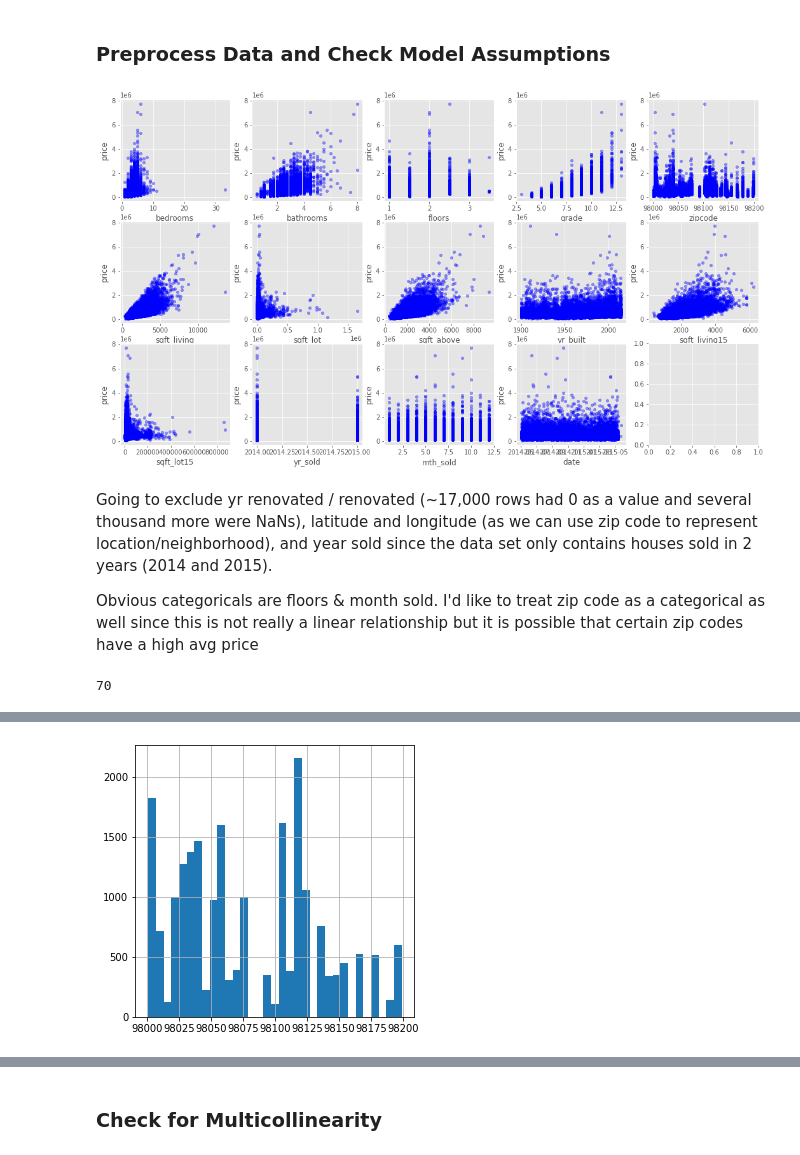
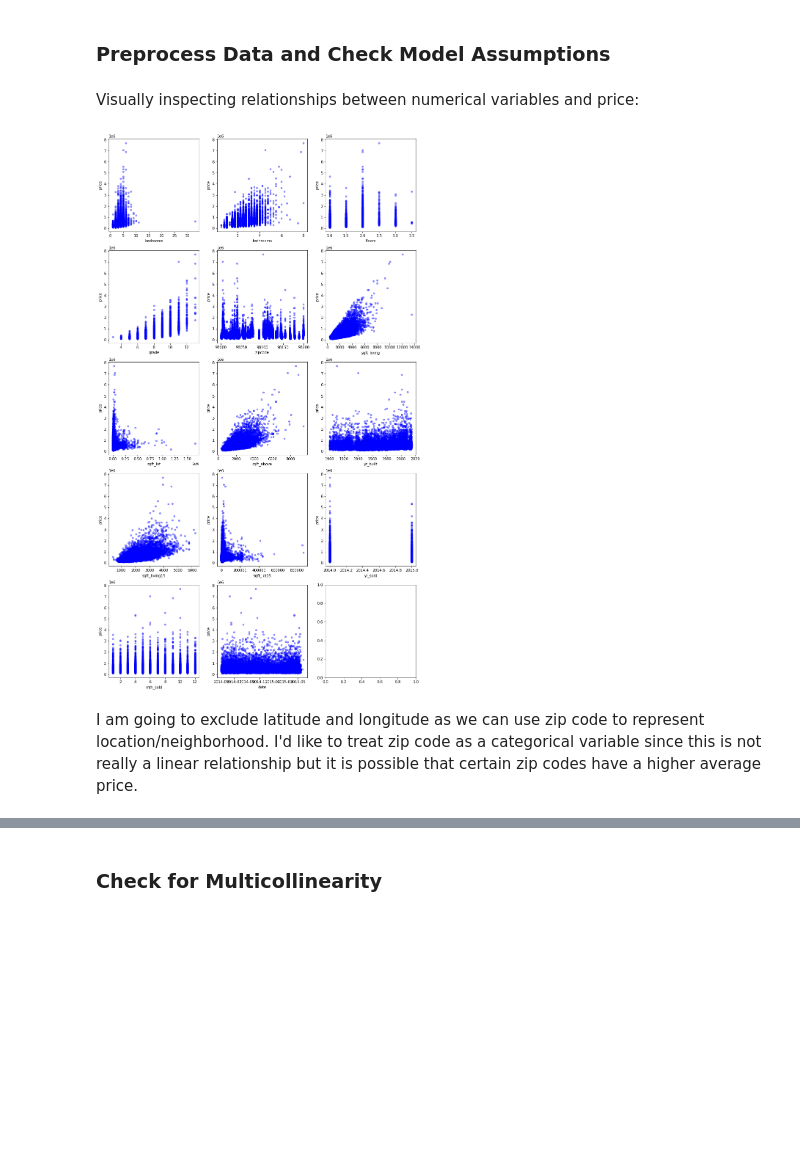
Before and after one commit to ntdoris/dsc-phase-2-project-v2-3, a Jupyter notebook: student.ipynb, the cells around one changed output, grey strips where cells are left out. Saved outputs shown, nothing was run; the diff lists cells and outputs as text; code cells hidden in the pictures; blank space fills up the shorter version.

```diff
--- a/student.ipynb
+++ b/student.ipynb
@@ -417,41 +396,35 @@ While this relatively large F statistic suggests heteroscedasticity, we cannot c
 This baseline model fails all of our assumption checks. Let's see if we can improve the next one..
 # %% [markdown]
 ### Preprocess Data and Check Model Assumptions
+# %% [markdown]
+Visually inspecting relationships between numerical variables and price:
 # %%
-# visually inspecting relationships between numerical variables and price
-
-cols = ['bedrooms', # number of bedrooms
-        'bathrooms', # number of bathrooms
-        'floors', # number of floors (levels) in the house
-        'grade', # Overall grade of the house. Related to the construction and design of the house
-        'zipcode', #  zip code
-        'sqft_living', # sq. ft. of living space
-        'sqft_lot', # Square footage of the lot
-        'sqft_above', # Square footage of house apart from basement
-        'yr_built', # year house was built
-        'sqft_living15', # sq. ft. of interior housing living space for the nearest 15 neighbors
-        'sqft_lot15', # sq. ft. of the land lots of the nearest 15 neighbors
-        'yr_sold', # year house was sold
-        'mth_sold', # month house was sold
-        'date'
-       ]
+num_cols = ['bedrooms', # number of bedrooms
+            'bathrooms', # number of bathrooms
+            'floors', # number of floors (levels) in the house
+            'grade', # Overall grade of the house. Related to the construction and design of the house
+            'zipcode', #  zip code
+            'sqft_living', # sq. ft. of living space
+            'sqft_lot', # Square footage of the lot
+            'sqft_above', # Square footage of house apart from basement
+            'yr_built', # year house was built
+            'sqft_living15', # sq. ft. of interior housing living space for the nearest 15 neighbors
+            'sqft_lot15', # sq. ft. of the land lots of the nearest 15 neighbors
+            'yr_sold', # year house was sold
+            'mth_sold', # month house was sold
+            'date'
+           ]
 
 data = pd.concat([X, y], axis=1)
-fig, axes = plt.subplots(nrows=3, ncols=5, figsize=(18,10))
+fig, axes = plt.subplots(nrows=5, ncols=3, figsize=(15,27))
 axe = axes.ravel()
 
-for xcol, ax in zip(cols, axe):
+for xcol, ax in zip(num_cols, axe):
     data.plot(kind='scatter', x=xcol, y='price', ax=ax, alpha=0.4, color='b')
 # %% [output]
-[figure, old version]
+[figure, new version]
 # %% [markdown]
-Going to exclude yr renovated / renovated (~17,000 rows had 0 as a value and several thousand more were NaNs), latitude and longitude (as we can use zip code to represent location/neighborhood), and year sold since the data set only contains houses sold in 2 years (2014 and 2015).
-
-Obvious categoricals are floors & month sold. I'd like to treat zip code as a categorical as well since this is not really a linear relationship but it is possible that certain zip codes have a high avg price
+I am going to exclude latitude and longitude as we can use zip code to represent location/neighborhood. I'd like to treat zip code as a categorical variable since this is not really a linear relationship but it is possible that certain zip codes have a higher average price.
-# %%
-len(set(df['zipcode'])) # this will be categorical
-# %% [output]
-70
 # %%
 relevant_columns = ['bedrooms', # number of bedrooms
                     'bathrooms', # number of bathrooms
@@ -494,10 +468,6 @@ X
 | 21595 | 3 | 2.50 | 2.0 | NA | NONE | Average | 8 | 98027 | 1600 | 2388 | ... |
 | 21596 | 2 | 0.75 | 2.0 | NO | NONE | Average | 7 | 98144 | 1020 | 1076 | ... |
 21597 rows × 18 columns
-# %%
-X['zipcode'].hist(figsize=[5, 5], bins='auto');
-# %% [output]
-[figure, removed]
 # %%
 X[continuous].hist(figsize=[20, 20], bins='auto');
 # %% [output]
```
Also changed, not shown: parts of 65 cells of this notebook.
